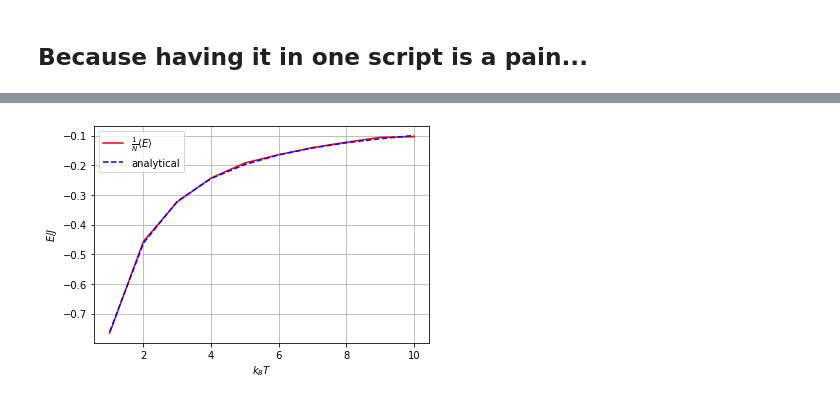
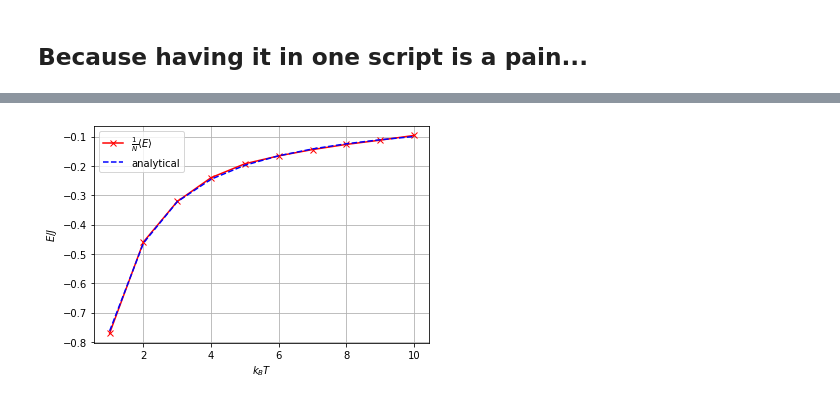
Before and after one commit to larstors/MCP, a Jupyter notebook: proj2/notebook.ipynb, the cells around one changed output, grey strips where cells are left out. Saved outputs shown, nothing was run; the diff lists cells and outputs as text; code cells hidden in the pictures.

```diff
--- a/proj2/notebook.ipynb
+++ b/proj2/notebook.ipynb
@@ -250,28 +250,28 @@ plt.savefig("variance.pdf", dpi=200)
 # %%
 
 # ############################## PART C #########################
 tburn = 1000
 
 
 T = np.arange(1, 11)
 Energy = np.zeros(len(T))
 L = 1000
 
 for t in range(len(T)):
     for m in range(M):
         Energy[t] += np.mean(run(L=L+tburn, t=T[t])[0][tburn:])
     Energy[t] /= N*M
 
 fig4 = plt.figure()
-plt.plot(T, Energy, "r", label=r"$\frac{1}{N}\langle E\rangle$")
+plt.plot(T, Energy, "-xr", label=r"$\frac{1}{N}\langle E\rangle$")
 plt.plot(T, analytical(T), "--b", label="analytical")
 plt.legend()
 plt.grid()
 plt.xlabel(r"$k_B T$")
 plt.ylabel(r"$E/J$")
 plt.savefig("energy_per_spin.pdf", dpi=200)
 # %% [output]
-[figure, old version]
+[figure, new version]
 # %%
 
 
```
Also changed, not shown: parts of 5 cells of this notebook, 7 other files.
